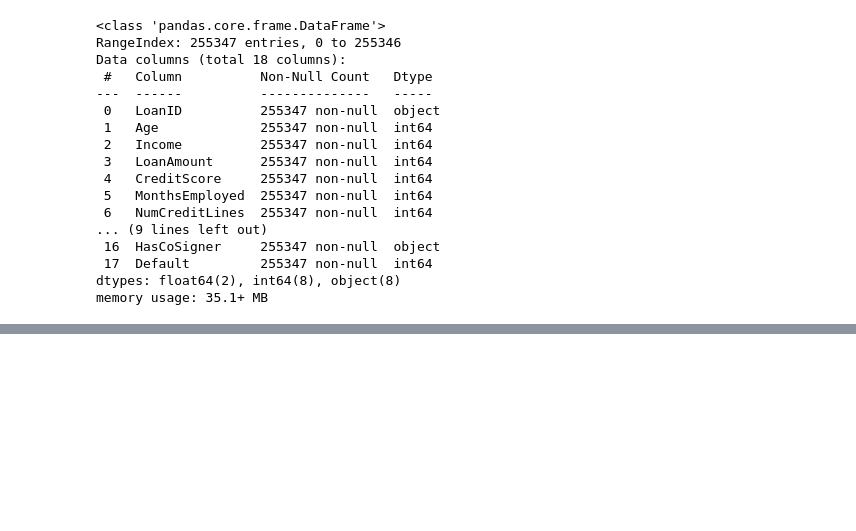
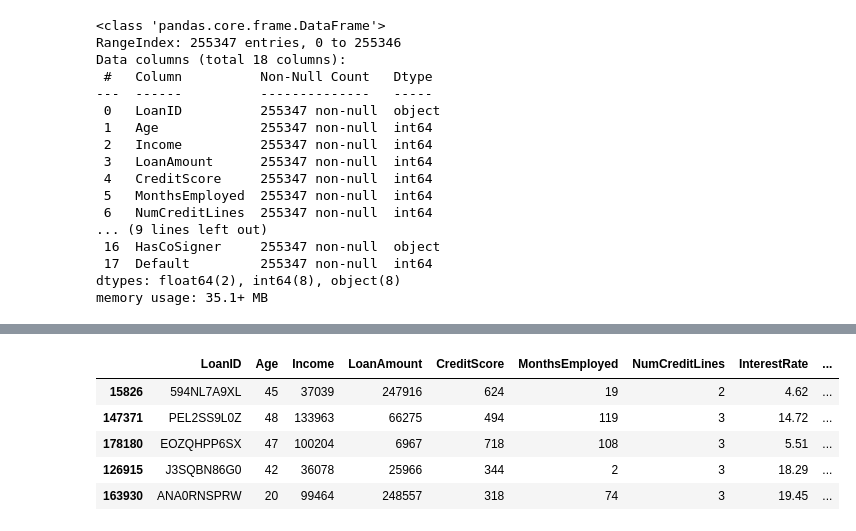
Before and after one commit to springboardmentor891v/CreditPathAI_Oct_Batch, a Jupyter notebook: main.ipynb, the cells around one changed output, grey strips where cells are left out. Drawn from its saved outputs; the diff is of its cells as text; code cells hidden in the pictures; blank space fills up the shorter version.

Commit message:
Preprocessing the data: Train_test_split, standard scalar

```diff
--- a/main.ipynb
+++ b/main.ipynb
@@ -345,0 +384,25 @@ df_encoded.shape # number of features have got increased
+# %%
+# Target column
+y = df_encoded['Default']
+
+# All other columns except 'Default'
+X = df_encoded.drop('Default', axis=1)
+# %%
+from sklearn.model_selection import train_test_split
+
+# Split the data (80% train, 20% test for example)
+X_train, X_test, y_train, y_test = train_test_split(
+    X, y,
+    test_size=0.2,        # 20% test set
+    random_state=42,      # ensures reproducibility
+    stratify=y            # optional, helps keep class balance
+)
+# %%
+X_train.head()
+# %% [output]
+|  | LoanID | Age | Income | LoanAmount | CreditScore | MonthsEmployed | NumCreditLines | InterestRate | ... |
+| 15826 | 594NL7A9XL | 45 | 37039 | 247916 | 624 | 19 | 2 | 4.62 | ... |
+| 147371 | PEL2SS9L0Z | 48 | 133963 | 66275 | 494 | 119 | 3 | 14.72 | ... |
+| 178180 | EOZQHPP6SX | 47 | 100204 | 6967 | 718 | 108 | 3 | 5.51 | ... |
+| 126915 | J3SQBN86G0 | 42 | 36078 | 25966 | 344 | 2 | 3 | 18.29 | ... |
+| 163930 | ANA0RNSPRW | 20 | 99464 | 248557 | 318 | 74 | 3 | 19.45 | ... |
```
Also changed, not shown: parts of 18 cells of this notebook.
